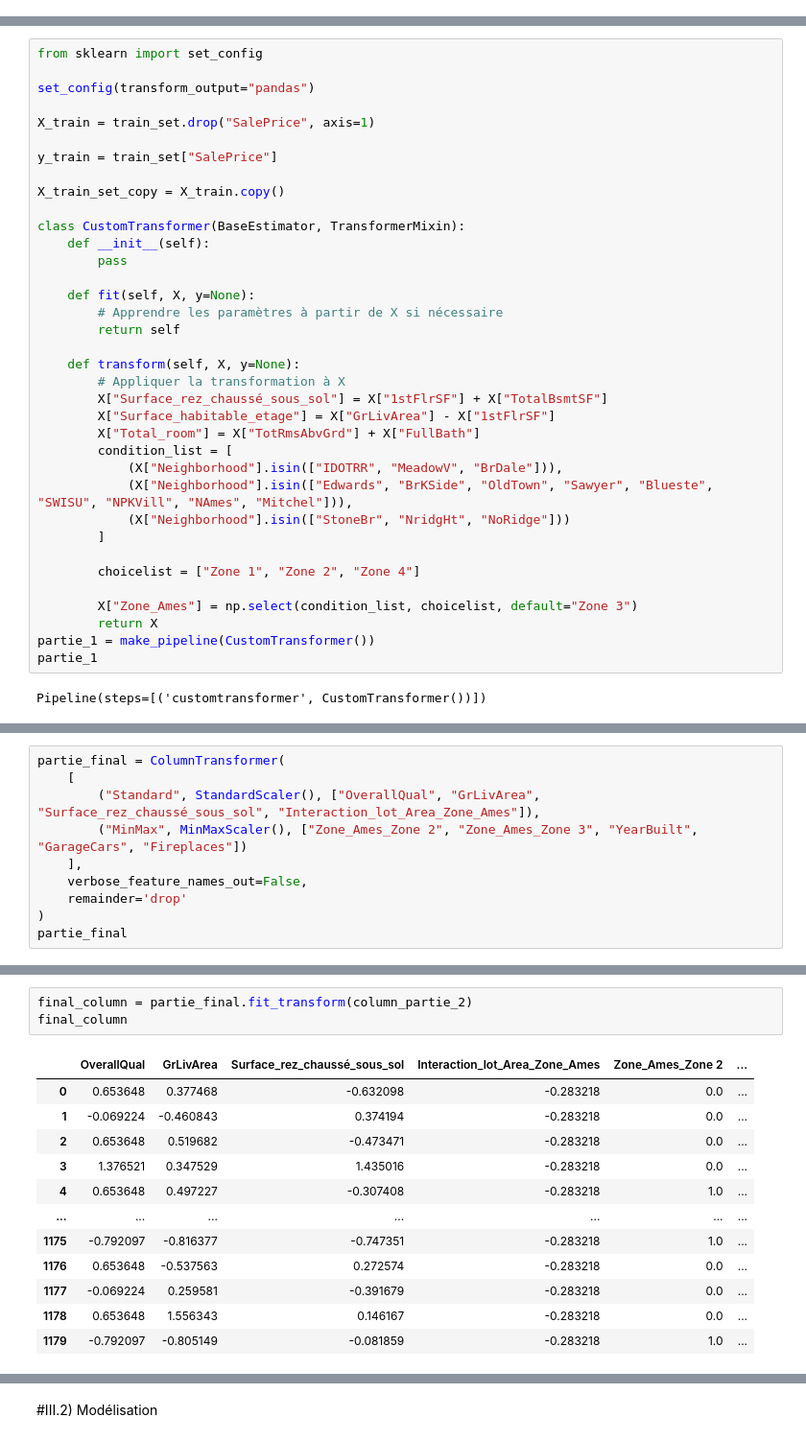
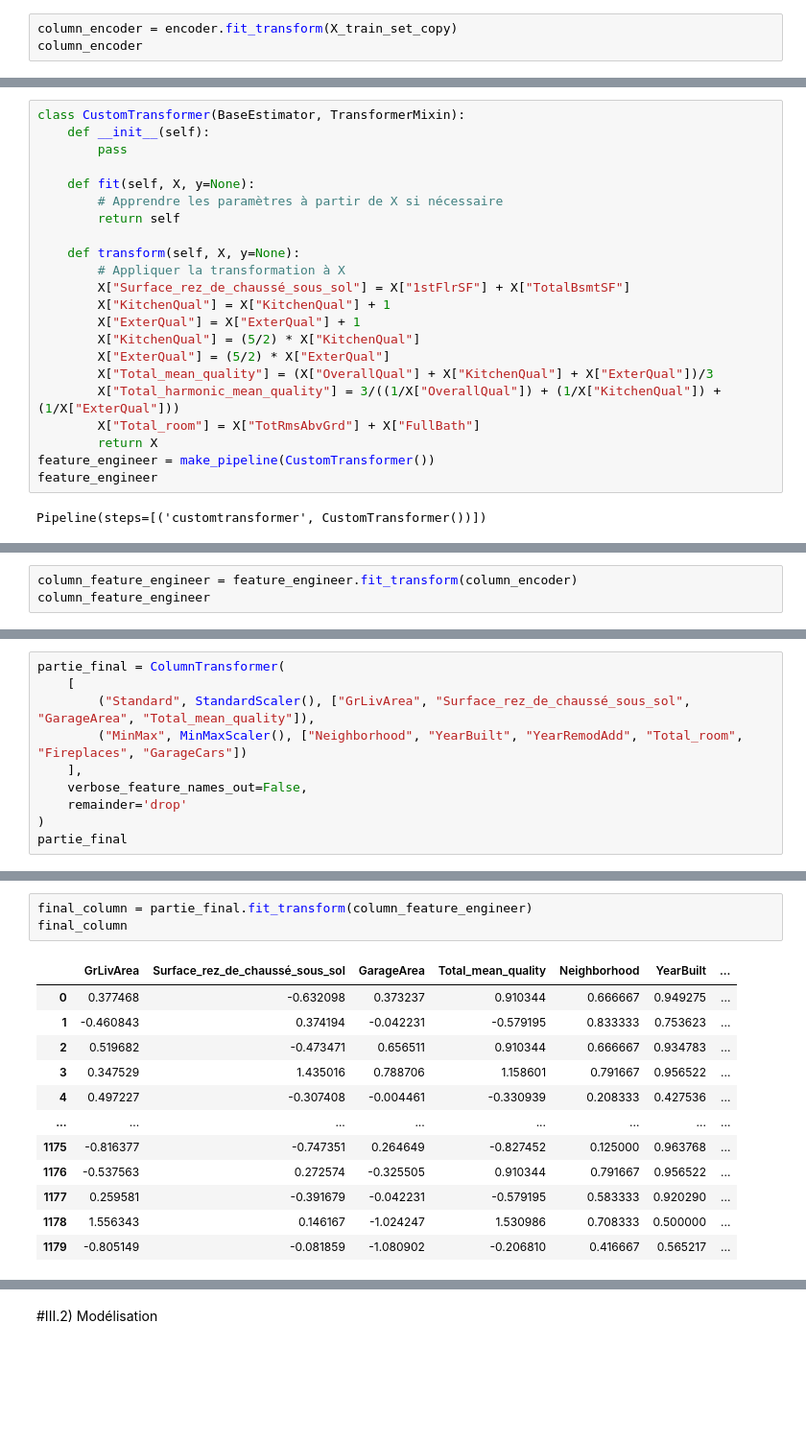
Before and after one commit to fmazur57u/Prediction_prix_immobilier, a Jupyter notebook: projet_prix_immobilier.ipynb, the cells around one changed output, grey strips where cells are left out. Shown at 96% size. Cells and saved outputs as stored; diff of their text form; blank space fills up the shorter version.

```diff
--- a/projet_prix_immobilier.ipynb
+++ b/projet_prix_immobilier.ipynb
@@ -1173,0 +1180,3 @@ La premiére étapes serait de supprimer les outliers mais on va essayer un mod
+# %%
+column_encoder = encoder.fit_transform(X_train_set_copy)
+column_encoder
@@ -1174,14 +1199,4 @@ La premiére étapes serait de supprimer les outliers mais on va essayer un mod
 # %%
-from sklearn import set_config
-
-set_config(transform_output="pandas")
-
-X_train = train_set.drop("SalePrice", axis=1)
-
-y_train = train_set["SalePrice"]
-
-X_train_set_copy = X_train.copy()
-
 class CustomTransformer(BaseEstimator, TransformerMixin):
     def __init__(self):
         pass
@@ -1192,20 +1207,16 @@ class CustomTransformer(BaseEstimator, TransformerMixin):
 
     def transform(self, X, y=None):
         # Appliquer la transformation à X
-        X["Surface_rez_chaussé_sous_sol"] = X["1stFlrSF"] + X["TotalBsmtSF"]
-        X["Surface_habitable_etage"] = X["GrLivArea"] - X["1stFlrSF"]
+        X["Surface_rez_de_chaussé_sous_sol"] = X["1stFlrSF"] + X["TotalBsmtSF"]
+        X["KitchenQual"] = X["KitchenQual"] + 1
+        X["ExterQual"] = X["ExterQual"] + 1
+        X["KitchenQual"] = (5/2) * X["KitchenQual"]
+        X["ExterQual"] = (5/2) * X["ExterQual"]
+        X["Total_mean_quality"] = (X["OverallQual"] + X["KitchenQual"] + X["ExterQual"])/3
+        X["Total_harmonic_mean_quality"] = 3/((1/X["OverallQual"]) + (1/X["KitchenQual"]) + (1/X["ExterQual"]))
         X["Total_room"] = X["TotRmsAbvGrd"] + X["FullBath"]
-        condition_list = [
-            (X["Neighborhood"].isin(["IDOTRR", "MeadowV", "BrDale"])),
-            (X["Neighborhood"].isin(["Edwards", "BrKSide", "OldTown", "Sawyer", "Blueste", "SWISU", "NPKVill", "NAmes", "Mitchel"])),
-            (X["Neighborhood"].isin(["StoneBr", "NridgHt", "NoRidge"]))
-        ]
-
-        choicelist = ["Zone 1", "Zone 2", "Zone 4"]
-
-        X["Zone_Ames"] = np.select(condition_list, choicelist, default="Zone 3")
         return X
-partie_1 = make_pipeline(CustomTransformer())
-partie_1
+feature_engineer = make_pipeline(CustomTransformer())
+feature_engineer
 # %% [output]
 Pipeline(steps=[('customtransformer', CustomTransformer())])
@@ -1282,0 +1223,3 @@ column_partie_2
+# %%
+column_feature_engineer = feature_engineer.fit_transform(column_encoder)
+column_feature_engineer
@@ -1283,8 +1280,8 @@ column_partie_2
 # %%
 partie_final = ColumnTransformer(
     [
-        ("Standard", StandardScaler(), ["OverallQual", "GrLivArea", "Surface_rez_chaussé_sous_sol", "Interaction_lot_Area_Zone_Ames"]),
-        ("MinMax", MinMaxScaler(), ["Zone_Ames_Zone 2", "Zone_Ames_Zone 3", "YearBuilt", "GarageCars", "Fireplaces"])
+        ("Standard", StandardScaler(), ["GrLivArea", "Surface_rez_de_chaussé_sous_sol", "GarageArea", "Total_mean_quality"]),
+        ("MinMax", MinMaxScaler(), ["Neighborhood", "YearBuilt", "YearRemodAdd", "Total_room", "Fireplaces", "GarageCars"])
     ],
     verbose_feature_names_out=False,
     remainder='drop'
@@ -1301,17 +1298,17 @@ ColumnTransformer(transformers=[('Standard', StandardScaler(),
                   verbose_feature_names_out=False)
 # %%
-final_column = partie_final.fit_transform(column_partie_2)
+final_column = partie_final.fit_transform(column_feature_engineer)
 final_column
 # %% [output]
-|  | OverallQual | GrLivArea | Surface_rez_chaussé_sous_sol | Interaction_lot_Area_Zone_Ames | Zone_Ames_Zone 2 | ... |
-| 0 | 0.653648 | 0.377468 | -0.632098 | -0.283218 | 0.0 | ... |
-| 1 | -0.069224 | -0.460843 | 0.374194 | -0.283218 | 0.0 | ... |
-| 2 | 0.653648 | 0.519682 | -0.473471 | -0.283218 | 0.0 | ... |
-| 3 | 1.376521 | 0.347529 | 1.435016 | -0.283218 | 0.0 | ... |
-| 4 | 0.653648 | 0.497227 | -0.307408 | -0.283218 | 1.0 | ... |
-| ... | ... | ... | ... | ... | ... | ... |
-| 1175 | -0.792097 | -0.816377 | -0.747351 | -0.283218 | 1.0 | ... |
-| 1176 | 0.653648 | -0.537563 | 0.272574 | -0.283218 | 0.0 | ... |
-| 1177 | -0.069224 | 0.259581 | -0.391679 | -0.283218 | 0.0 | ... |
-| 1178 | 0.653648 | 1.556343 | 0.146167 | -0.283218 | 0.0 | ... |
-| 1179 | -0.792097 | -0.805149 | -0.081859 | -0.283218 | 1.0 | ... |
+|  | GrLivArea | Surface_rez_de_chaussé_sous_sol | GarageArea | Total_mean_quality | Neighborhood | YearBuilt | ... |
+| 0 | 0.377468 | -0.632098 | 0.373237 | 0.910344 | 0.666667 | 0.949275 | ... |
+| 1 | -0.460843 | 0.374194 | -0.042231 | -0.579195 | 0.833333 | 0.753623 | ... |
+| 2 | 0.519682 | -0.473471 | 0.656511 | 0.910344 | 0.666667 | 0.934783 | ... |
+| 3 | 0.347529 | 1.435016 | 0.788706 | 1.158601 | 0.791667 | 0.956522 | ... |
+| 4 | 0.497227 | -0.307408 | -0.004461 | -0.330939 | 0.208333 | 0.427536 | ... |
+| ... | ... | ... | ... | ... | ... | ... | ... |
+| 1175 | -0.816377 | -0.747351 | 0.264649 | -0.827452 | 0.125000 | 0.963768 | ... |
+| 1176 | -0.537563 | 0.272574 | -0.325505 | 0.910344 | 0.791667 | 0.956522 | ... |
+| 1177 | 0.259581 | -0.391679 | -0.042231 | -0.579195 | 0.583333 | 0.920290 | ... |
+| 1178 | 1.556343 | 0.146167 | -1.024247 | 1.530986 | 0.708333 | 0.500000 | ... |
+| 1179 | -0.805149 | -0.081859 | -1.080902 | -0.206810 | 0.416667 | 0.565217 | ... |
```
Also changed, not shown: parts of 37 cells of this notebook, 1 other file.
